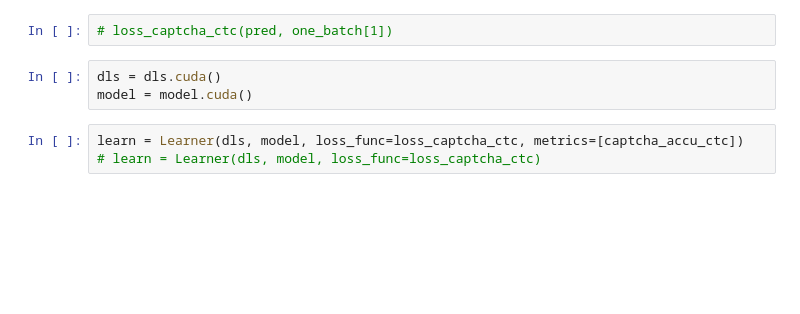
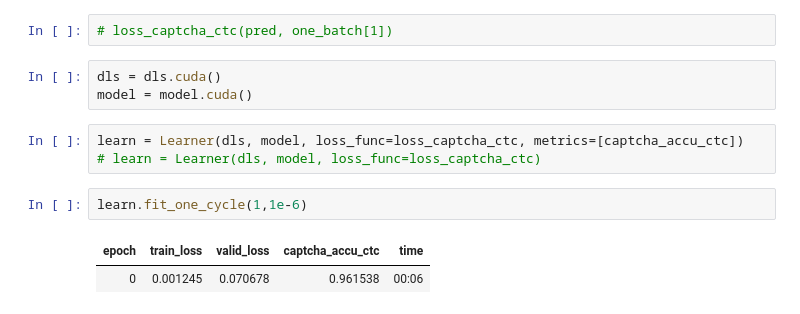
Before and after one commit to dienhoa/dhblog_deprecated, a Jupyter notebook: captcha.ipynb, the cells around one changed output. Drawn from its saved outputs; the diff is of its cells as text; blank space fills up the shorter version.

```diff
--- a/captcha.ipynb
+++ b/captcha.ipynb
@@ -371,6 +439,11 @@ model = model.cuda()
 # %%
 learn = Learner(dls, model, loss_func=loss_captcha_ctc, metrics=[captcha_accu_ctc])
 # learn = Learner(dls, model, loss_func=loss_captcha_ctc)
+# %%
+learn.fit_one_cycle(1,1e-6)
+# %% [output]
+| epoch | train_loss | valid_loss | captcha_accu_ctc | time |
+| 0 | 0.001245 | 0.070678 | 0.961538 | 00:06 |
 # %%
 learn.lr_find()
 # %% [output]
```
Also changed, not shown: parts of 14 cells of this notebook.
